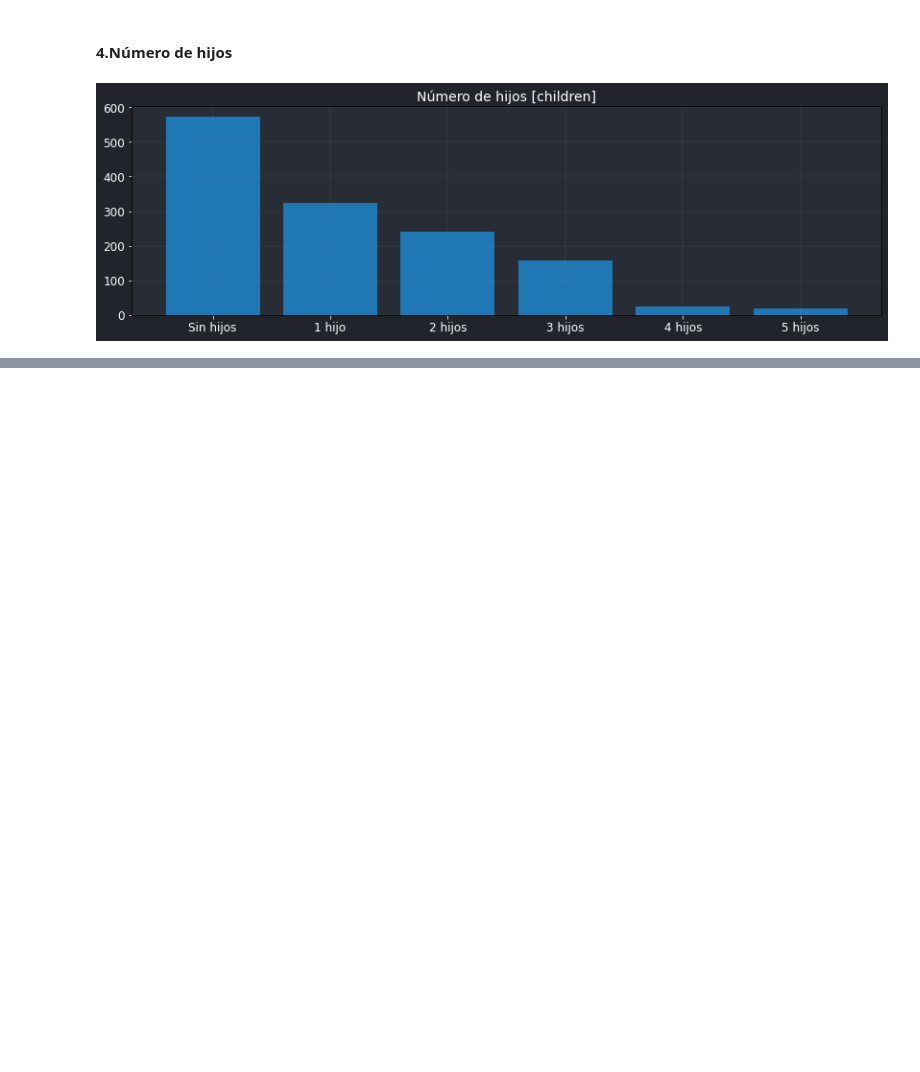
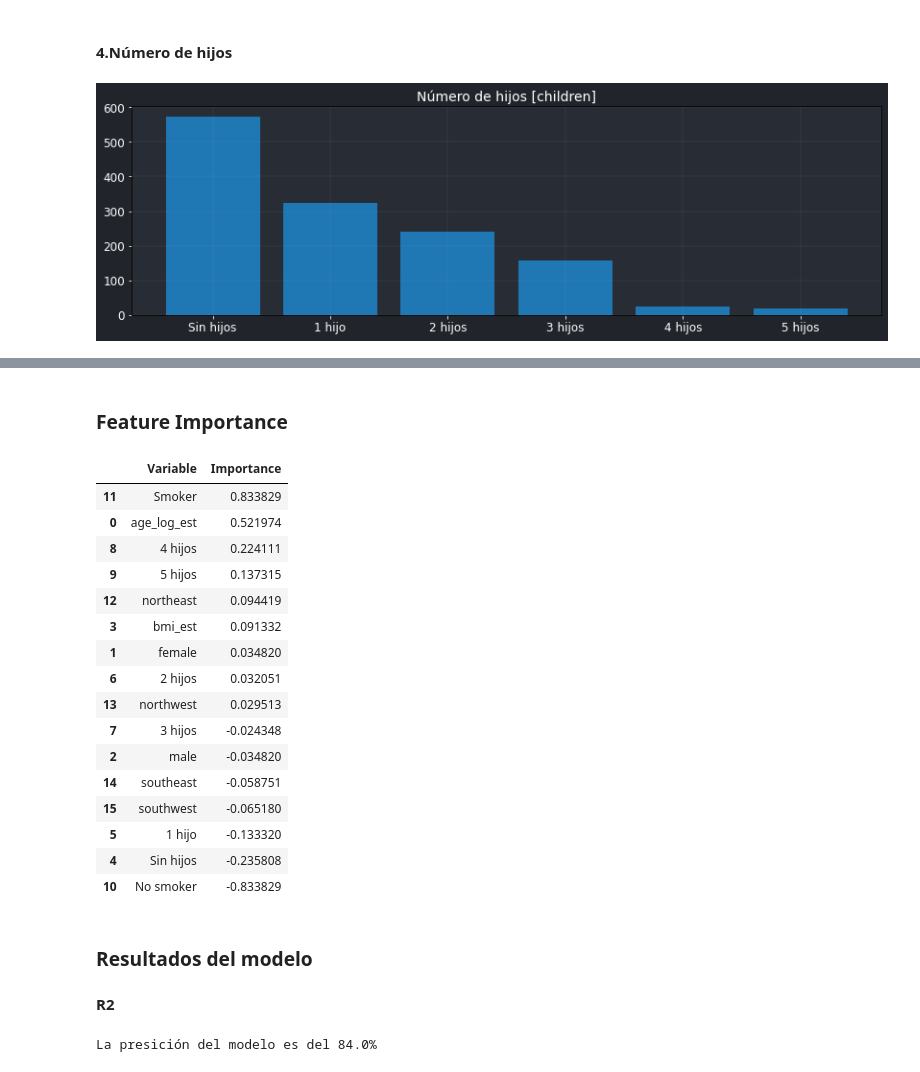
Before and after one commit to JuanFeA98/Machine_Learning, a Jupyter notebook: Regresión Lineal/02. Regresión Lineal (Medical).ipynb, the cells around one changed output, grey strips where cells are left out. Drawn from its saved outputs; the diff is of its cells as text; code cells hidden in the pictures; blank space fills up the shorter version.

```diff
--- a/Regresión Lineal/02. Regresión Lineal (Medical).ipynb
+++ b/Regresión Lineal/02. Regresión Lineal (Medical).ipynb
@@ -252,0 +368,25 @@ plt.show()
+# %%
+df_model = df[[
+    'age_log_est',
+    'female',
+    'male',
+    'bmi_est',
+    'Sin hijos',
+    '1 hijo',
+    '2 hijos',
+    '3 hijos',
+    '4 hijos',
+    '5 hijos',
+    'No smoker',
+    'Smoker',
+    'northeast',
+    'northwest',
+    'southeast',
+    'southwest',
+    'charges_log_est'
+]].copy()
+# %%
+X = df_model.drop('charges_log_est', axis=1)
+y = df_model['charges_log_est']
+# %%
+X_train, X_test, y_train, y_test = train_test_split(X, y, test_size=0.2, random_state=13)
@@ -252,0 +398,28 @@ plt.show()
+# %% [markdown]
+### **Feature Importance**
+# %%
+a = pd.DataFrame(enumerate(model.coef_))
+a.columns = ['Variable', 'Importance']
+
+a['Variable'] = a['Variable'].apply(lambda x: list(X)[x])
+a.sort_values('Importance', ascending=False)
+# %% [output]
+|  | Variable | Importance |
+| 11 | Smoker | 0.833829 |
+| 0 | age_log_est | 0.521974 |
+| 8 | 4 hijos | 0.224111 |
+| 9 | 5 hijos | 0.137315 |
+| 12 | northeast | 0.094419 |
+| 3 | bmi_est | 0.091332 |
+| 1 | female | 0.034820 |
+| 6 | 2 hijos | 0.032051 |
+| 13 | northwest | 0.029513 |
+| 7 | 3 hijos | -0.024348 |
+| 2 | male | -0.034820 |
+| 14 | southeast | -0.058751 |
+| 15 | southwest | -0.065180 |
+| 5 | 1 hijo | -0.133320 |
+| 4 | Sin hijos | -0.235808 |
+| 10 | No smoker | -0.833829 |
+# %% [markdown]
+### **Resultados del modelo**
@@ -252,0 +428,2 @@ plt.show()
+# %% [markdown]
+**R2**
@@ -252,0 +432,4 @@ plt.show()
+# %%
+print(f'La presición del modelo es del {round(r2, 2)*100}%')
+# %% [output]
+La presición del modelo es del 84.0%
```
Also changed, not shown: parts of 29 cells of this notebook.
